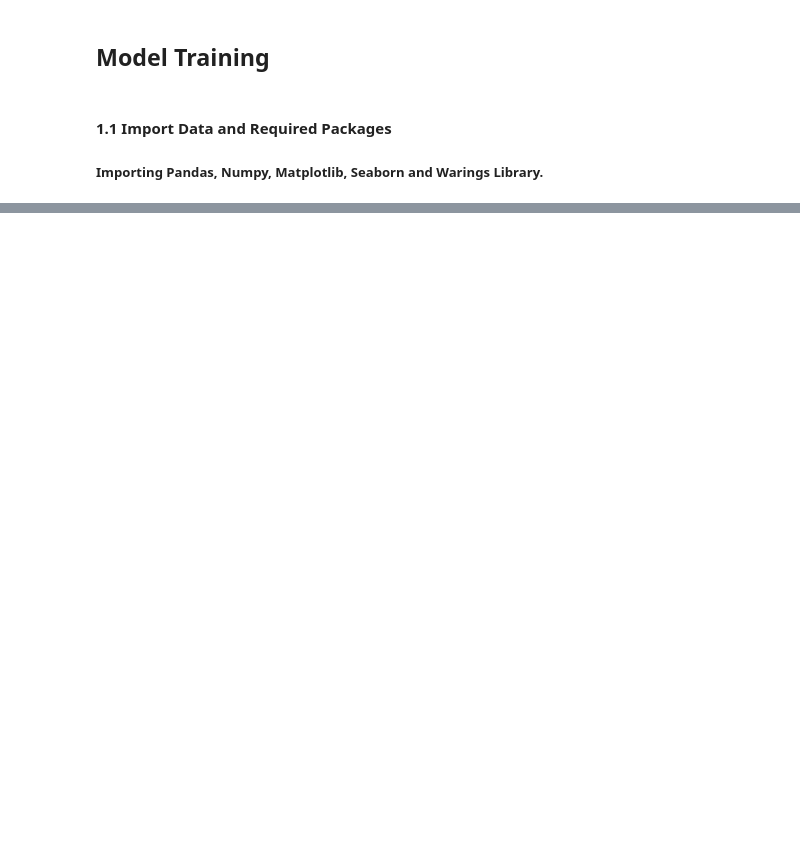
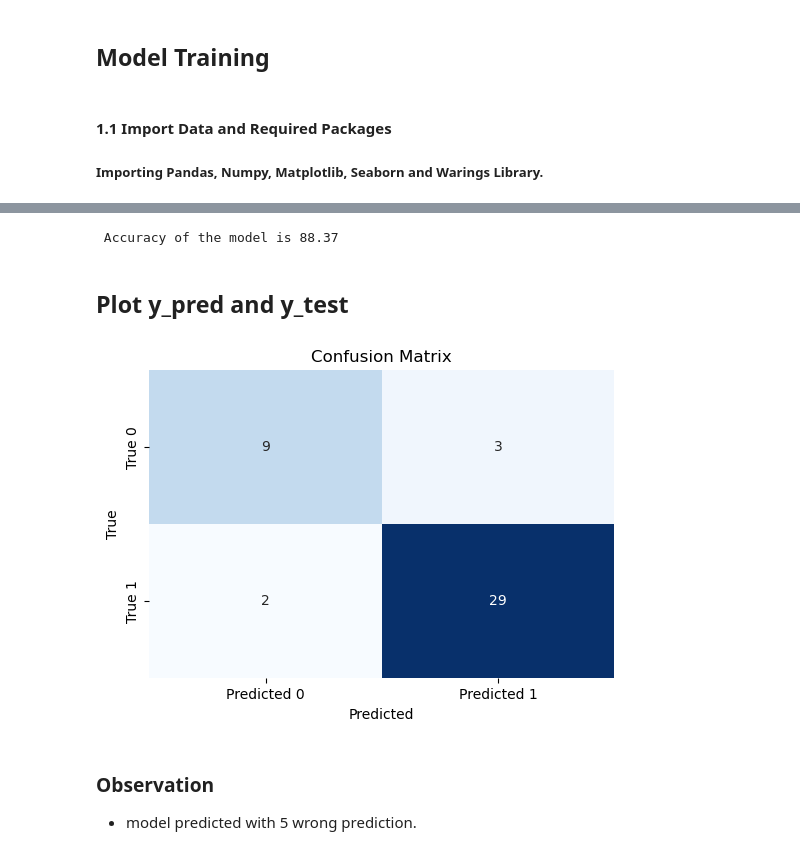
Before and after one commit to Aravind-SL/Campus_placement_prediction, a Jupyter notebook: Notebooks/Model_training.ipynb, the cells around one changed output, grey strips where cells are left out. Saved outputs shown, nothing was run; the diff lists cells and outputs as text; code cells hidden in the pictures; blank space fills up the shorter version.

```diff
--- a/Notebooks/Model_training.ipynb
+++ b/Notebooks/Model_training.ipynb
@@ -38,0 +60,19 @@ ModuleNotFoundError: No module named 'sklearn'
+# %%
+# Create Column Transformer with 3 types of transformers
+num_features = X.select_dtypes(exclude="object").columns
+cat_features = X.select_dtypes(include="object").columns
+
+from sklearn.preprocessing import OneHotEncoder, StandardScaler
+from sklearn.compose import ColumnTransformer
+
+numeric_transformer = StandardScaler()
+oh_transformer = OneHotEncoder()
+
+preprocessor = ColumnTransformer(
+    [
+        ("OneHotEncoder", oh_transformer, cat_features),
+         ("StandardScaler", numeric_transformer, num_features),
+    ]
+)
+# %%
+X = preprocessor.fit_transform(X)
@@ -38,0 +85,5 @@ ModuleNotFoundError: No module named 'sklearn'
+# %%
+# separate dataset into train and test
+from sklearn.model_selection import train_test_split
+X_train, X_test, y_train, y_test = train_test_split(X,y,test_size=0.2,random_state=42)
+X_train.shape, X_test.shape
@@ -38,0 +175,29 @@ ModuleNotFoundError: No module named 'sklearn'
+# %%
+log_model = LogisticRegression()
+log_model =log_model.fit(X_train, y_train)
+y_pred = log_model.predict(X_test)
+score = accuracy_score(y_test, y_pred)*100
+print(" Accuracy of the model is %.2f" %score)
+# %% [output]
+ Accuracy of the model is 88.37
+# %% [markdown]
+## Plot y_pred and y_test
+# %%
+from sklearn.metrics import confusion_matrix
+
+cm = confusion_matrix(y_test, y_pred)
+
+# Create a heatmap for the confusion matrix
+plt.figure(figsize=(6, 4))
+sns.heatmap(cm, annot=True, fmt="d", cmap="Blues", cbar=False,
+            xticklabels=["Predicted 0", "Predicted 1"],
+            yticklabels=["True 0", "True 1"])
+plt.xlabel('Predicted')
+plt.ylabel('True')
+plt.title('Confusion Matrix')
+plt.show()
+# %% [output]
+[figure, added]
+# %% [markdown]
+### Observation
+- model predicted with 5 wrong prediction.
```
Also changed, not shown: parts of 21 cells of this notebook, 4 other files.
